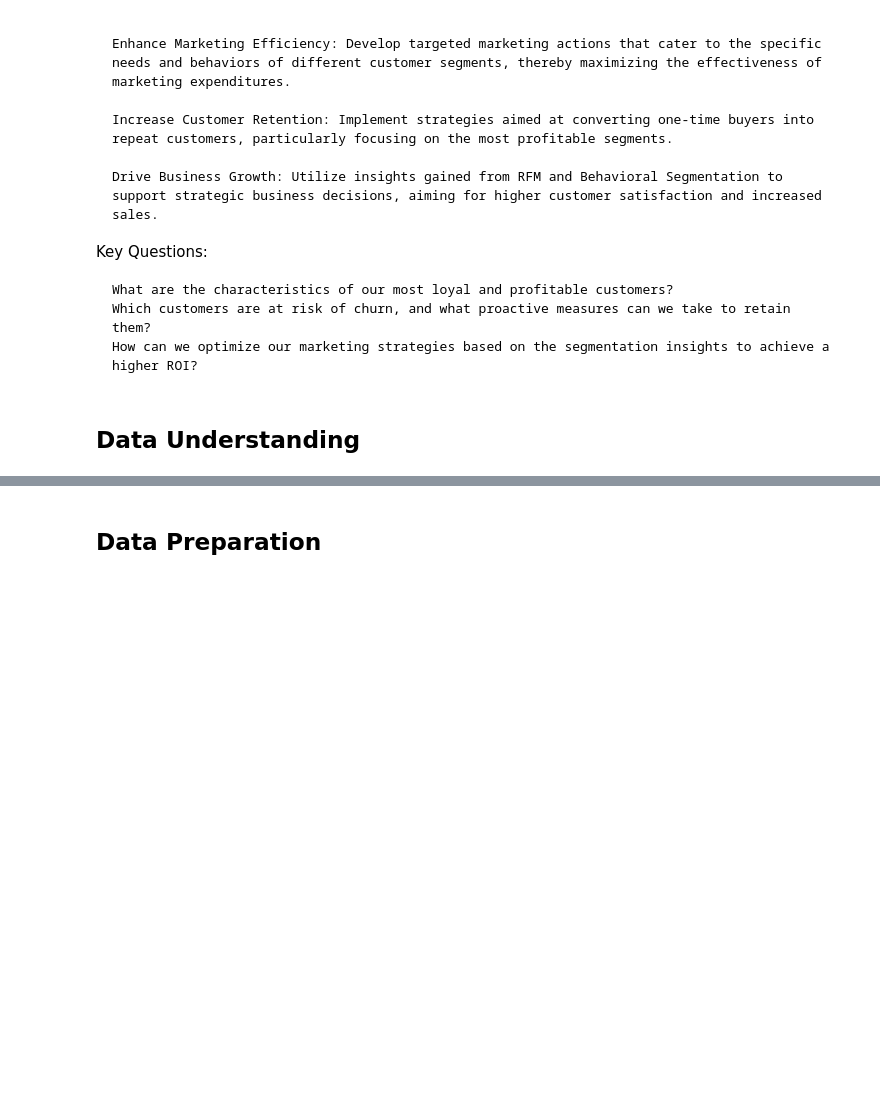
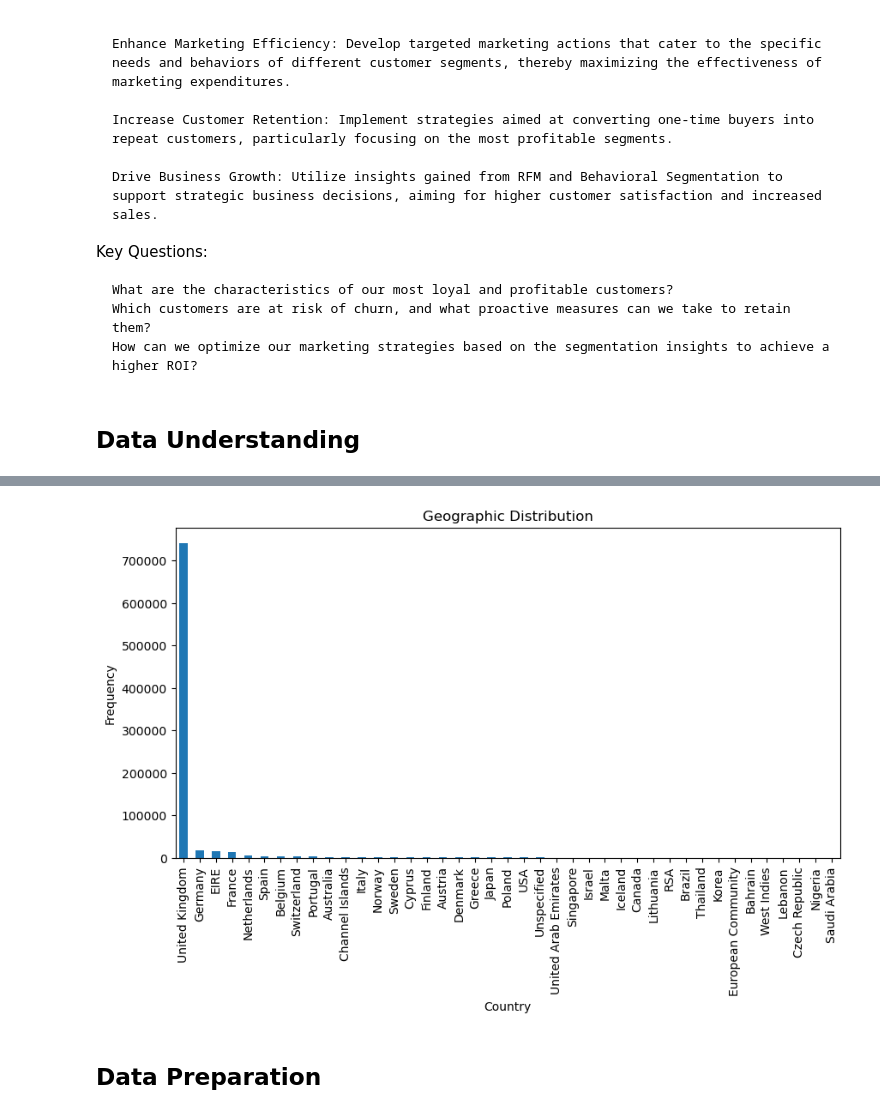
Before and after one commit to AndreaLolli2912/Artificial-Intelligence-for-Communication-and-Marketing, a Jupyter notebook: project-1/main.ipynb, the cells around one changed output, grey strips where cells are left out. Saved outputs shown, nothing was run; the diff lists cells and outputs as text; code cells hidden in the pictures; blank space fills up the shorter version.

```diff
--- a/project-1/main.ipynb
+++ b/project-1/main.ipynb
@@ -74,2 +395,13 @@ memory usage: 65.1+ MB
+# %%
+# Geographic Distribution
+country_distribution = filtered_df['Country'].value_counts()
+plt.figure(figsize=(10, 5))
+country_distribution.plot(kind='bar')
+plt.title('Geographic Distribution')
+plt.xlabel('Country')
+plt.ylabel('Frequency')
+plt.show()
+# %% [output]
+[figure, added]
 # %% [markdown]
 ## Data Preparation
```
Also changed, not shown: parts of 21 cells of this notebook.
